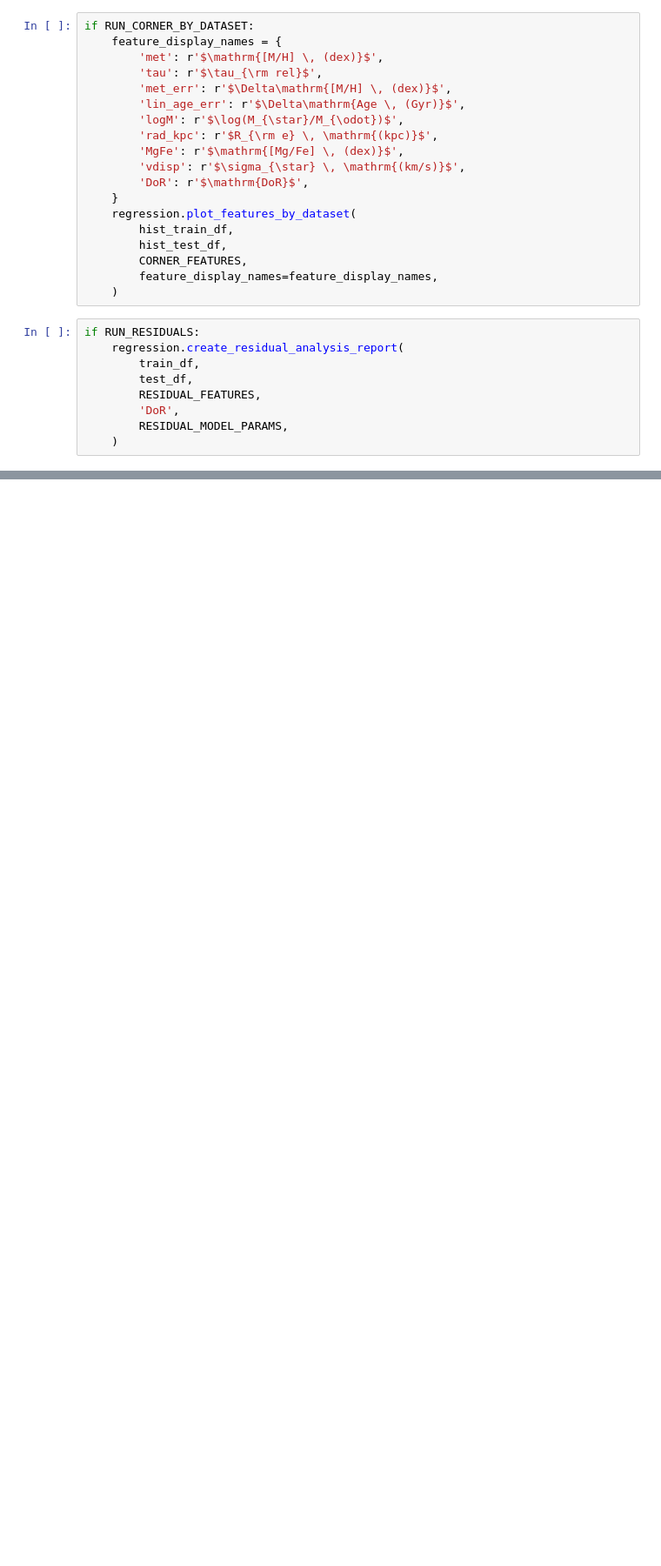
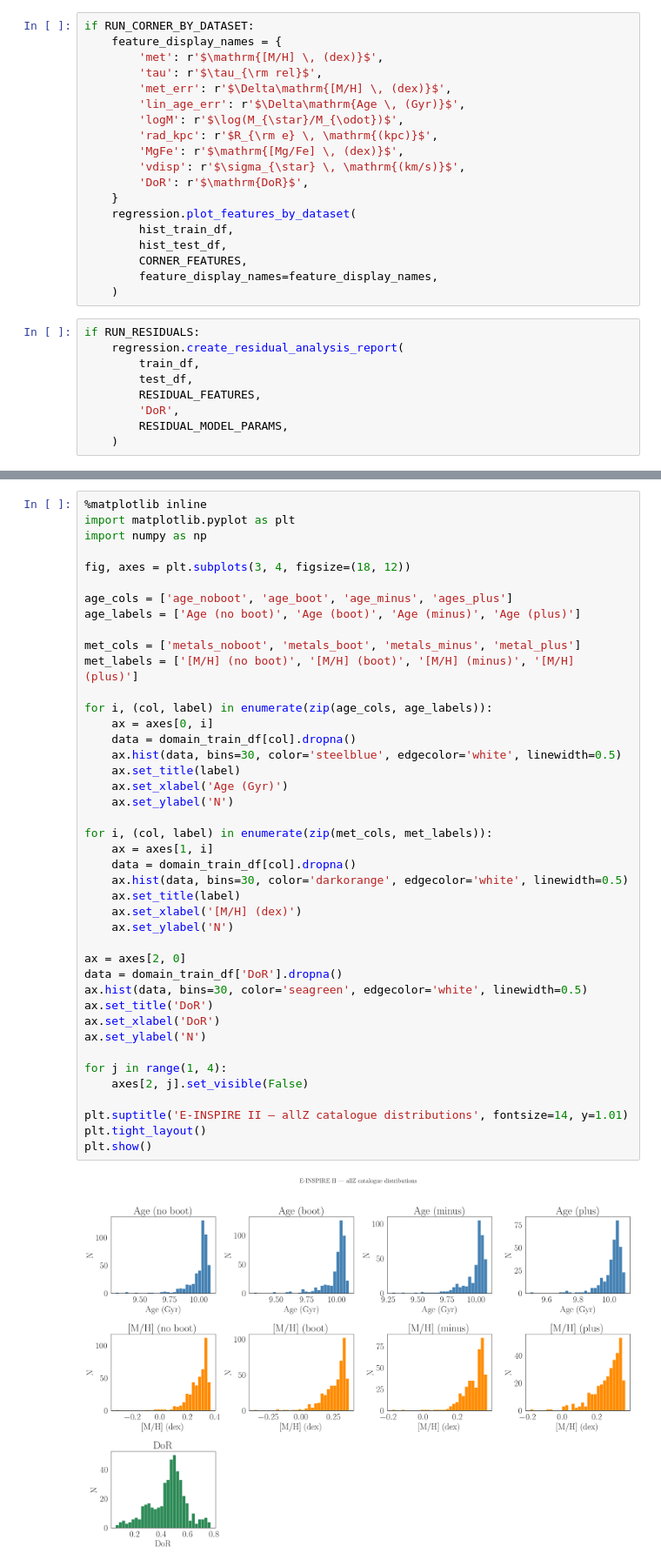
Before and after one commit to charlierosen/AS01_E_INSPIRE, a Jupyter notebook: EInspireII.ipynb, the cells around one changed output, grey strips where cells are left out. Shown at 87% size. Drawn from its saved outputs; the diff is of its cells as text; blank space fills up the shorter version.

```diff
--- a/EInspireII.ipynb
+++ b/EInspireII.ipynb
@@ -552,0 +683,44 @@ print(c_monthly(20, 150))
+# %%
+%matplotlib inline
+import matplotlib.pyplot as plt
+import numpy as np
+
+fig, axes = plt.subplots(3, 4, figsize=(18, 12))
+
+age_cols = ['age_noboot', 'age_boot', 'age_minus', 'ages_plus']
+age_labels = ['Age (no boot)', 'Age (boot)', 'Age (minus)', 'Age (plus)']
+
+met_cols = ['metals_noboot', 'metals_boot', 'metals_minus', 'metal_plus']
+met_labels = ['[M/H] (no boot)', '[M/H] (boot)', '[M/H] (minus)', '[M/H] (plus)']
+
+for i, (col, label) in enumerate(zip(age_cols, age_labels)):
+    ax = axes[0, i]
+    data = domain_train_df[col].dropna()
+    ax.hist(data, bins=30, color='steelblue', edgecolor='white', linewidth=0.5)
+    ax.set_title(label)
+    ax.set_xlabel('Age (Gyr)')
+    ax.set_ylabel('N')
+
+for i, (col, label) in enumerate(zip(met_cols, met_labels)):
+    ax = axes[1, i]
+    data = domain_train_df[col].dropna()
+    ax.hist(data, bins=30, color='darkorange', edgecolor='white', linewidth=0.5)
+    ax.set_title(label)
+    ax.set_xlabel('[M/H] (dex)')
+    ax.set_ylabel('N')
+
+ax = axes[2, 0]
+data = domain_train_df['DoR'].dropna()
+ax.hist(data, bins=30, color='seagreen', edgecolor='white', linewidth=0.5)
+ax.set_title('DoR')
+ax.set_xlabel('DoR')
+ax.set_ylabel('N')
+
+for j in range(1, 4):
+    axes[2, j].set_visible(False)
+
+plt.suptitle('E-INSPIRE II — allZ catalogue distributions', fontsize=14, y=1.01)
+plt.tight_layout()
+plt.show()
+# %% [output]
+[figure, added]
```
Also changed, not shown: parts of 10 cells of this notebook, 1 other file.
